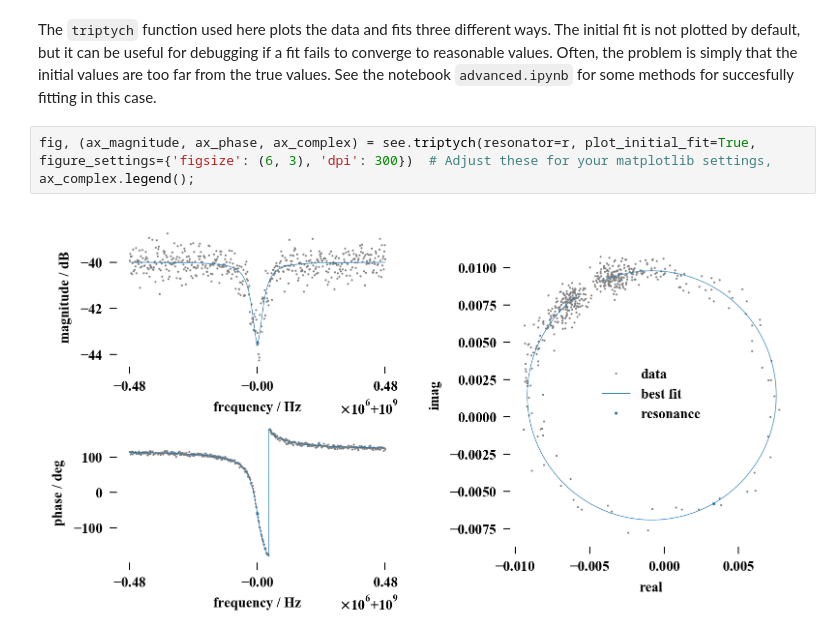
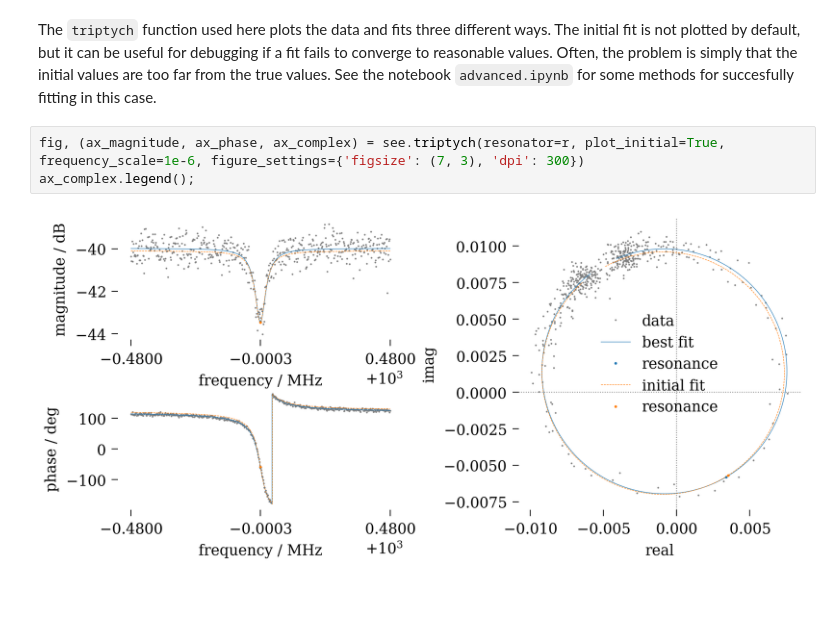
Before and after one commit to danielflanigan/resonator, a Jupyter notebook: examples/basic.ipynb, the cells around one changed output. Cells and saved outputs as stored; diff of their text form; blank space fills up the shorter version.

```diff
--- a/examples/basic.ipynb
+++ b/examples/basic.ipynb
@@ -127,7 +127,7 @@ fig, ax = see.real_and_imaginary(r, normalize=True)
 # %% [markdown]
 The `triptych` function used here plots the data and fits three different ways. The initial fit is not plotted by default, but it can be useful for debugging if a fit fails to converge to reasonable values. Often, the problem is simply that the initial values are too far from the true values. See the notebook `advanced.ipynb` for some methods for succesfully fitting in this case.
 # %%
-fig, (ax_magnitude, ax_phase, ax_complex) = see.triptych(resonator=r, plot_initial_fit=True, figure_settings={'figsize': (6, 3), 'dpi': 300})  # Adjust these for your matplotlib settings,
+fig, (ax_magnitude, ax_phase, ax_complex) = see.triptych(resonator=r, plot_initial=True, frequency_scale=1e-6, figure_settings={'figsize': (7, 3), 'dpi': 300})
 ax_complex.legend();
 # %% [output]
-[figure, old version]
+[figure, new version]
```
Also changed, not shown: parts of 7 cells of this notebook, 9 other files.
